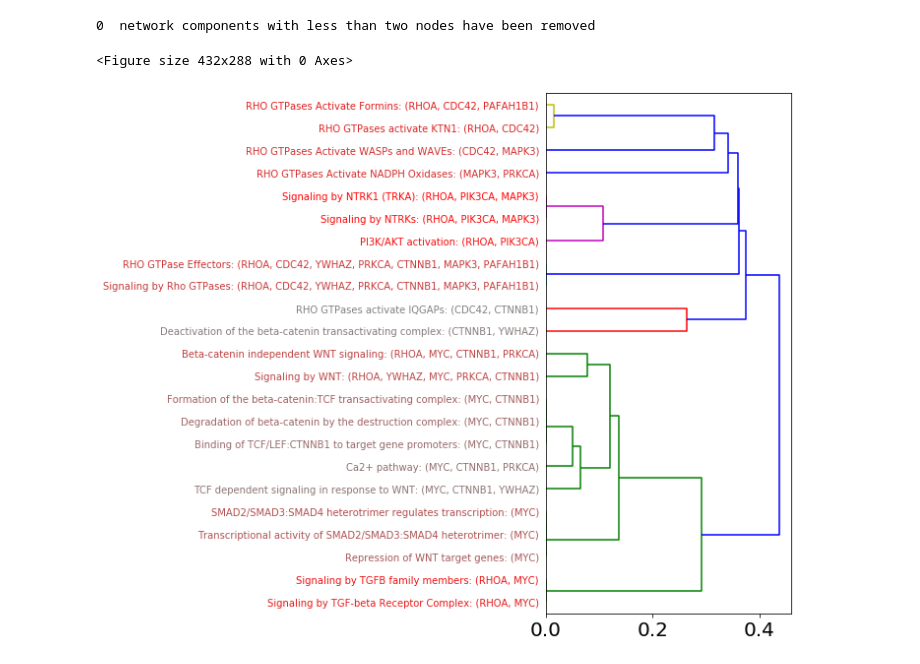
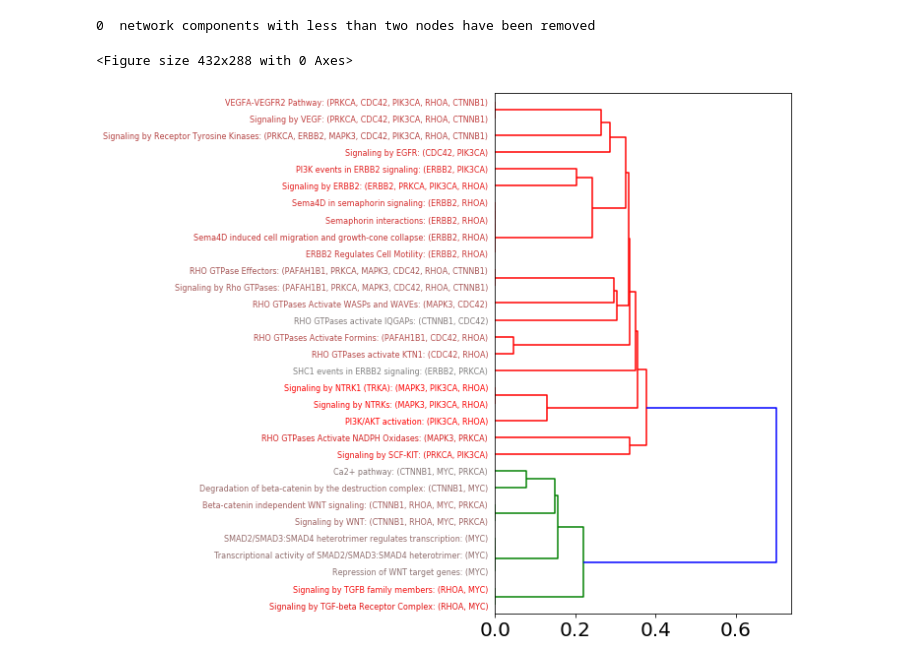
Before and after one commit to GJOsmak/miRNET, a Jupyter notebook: Example.ipynb, the cells around one changed output. Drawn from its saved outputs; the diff is of its cells as text; code cells hidden in the pictures.

Commit message:
class MainMirNetwork changed to class Regulome; added class KeyNodesExtraction

```diff
--- a/Example.ipynb
+++ b/Example.ipynb
@@ -33,0 +31,2 @@ miRNET.draw_key_nodes_extractor(card_LCC=miR21_NET.graph_char['card_LCC'],
+# %%
+Regulome = miRNET.Regulome(Data.interactome) #create gene-gene interaction network
@@ -33,0 +40,2 @@ miRNET.draw_key_nodes_extractor(card_LCC=miR21_NET.graph_char['card_LCC'],
+# %%
+kne = miRNET.KeyNodesExtractor(Regulome) # creating an object for extracting key nodes and storing their meta information
@@ -38,7 +60,7 @@ miRNET.draw_graph_to_cytoscape(miR_G=miR21_NET.LCC_miR_G, centrality_node=miR21_
 # %% [output]
 0  network components with less than two nodes have been removed
 # %%
-enrich_res = miRNET_enrichment.reactome_enrichment(miR21_NET.key_nodes.keys())
+enrich_res = miRNET_enrichment.reactome_enrichment(kne.key_nodes.keys())
 
 enrich_res = miRNET_enrichment.reac_pars(enrich_res)
 
@@ -46,7 +68,7 @@ G_enrich = miRNET_enrichment.get_net(enrich_res) #граф сигнальных
 
 reactome_df = miRNET_enrichment.dendro_reactome_to_pandas(enrich_res, G_enrich)
 # %%
-miRNET_enrichment.get_dendro(reactome_df, miR21_NET.key_nodes, 'miR21')
+miRNET_enrichment.get_dendro(reactome_df, kne.key_nodes, 'miR21')
 # %% [output]
 <Figure size 432x288 with 0 Axes>
-[figure, old version]
+[figure, new version]
```
Also changed, not shown: parts of 13 cells of this notebook, 4 other files.
